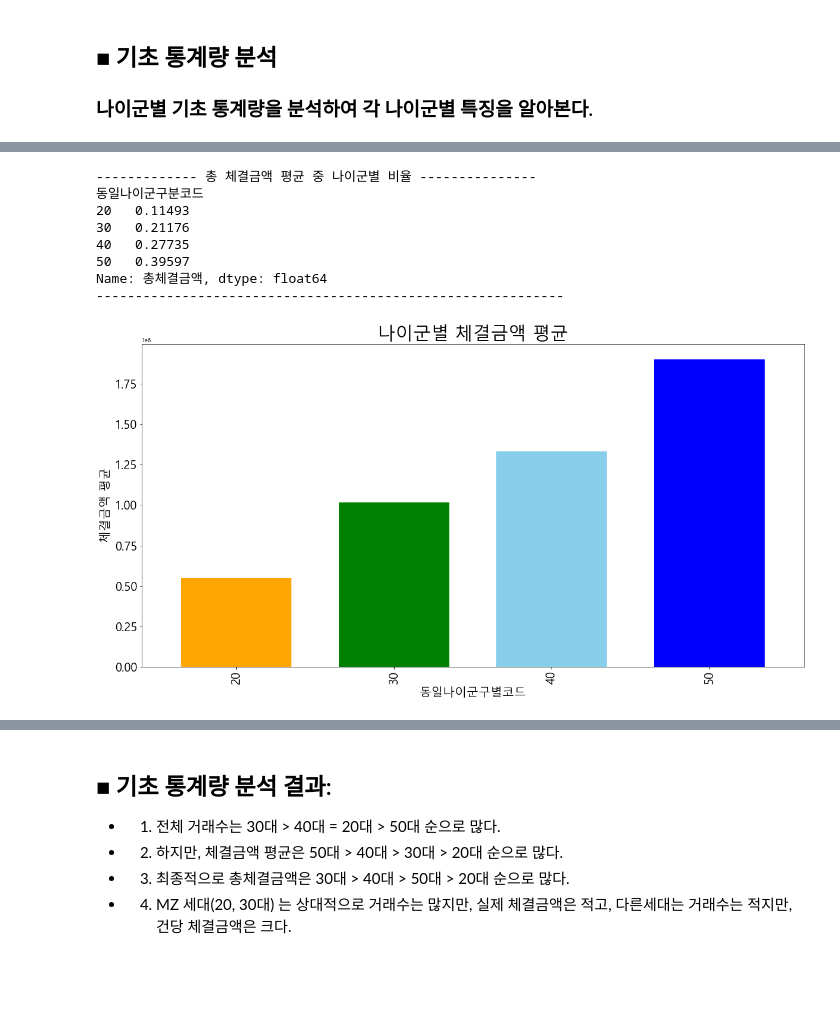
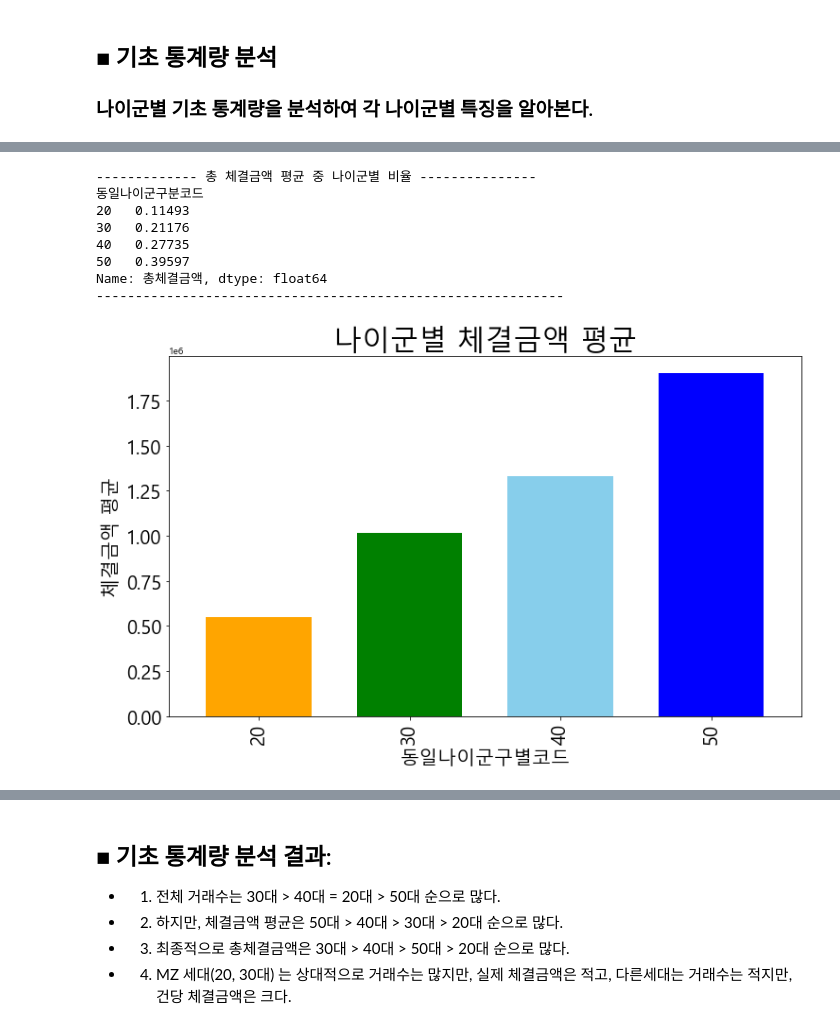
Before and after one commit to DataWilll/UiSeok, a Jupyter notebook: 동학개미운동의 주역은 MZ세대일까.ipynb, the cells around one changed output, grey strips where cells are left out. Drawn from its saved outputs; the diff is of its cells as text; code cells hidden in the pictures; blank space fills up the shorter version.

```diff
--- a/동학개미운동의 주역은 MZ세대일까.ipynb
+++ b/동학개미운동의 주역은 MZ세대일까.ipynb
@@ -150,24 +150,24 @@ grouped_mean
 # %%
 print('------------- 총 체결금액 평균 중 나이군별 비율 ---------------')
 print(grouped_mean['총체결금액'] / grouped_mean['총체결금액'].sum())
 print('------------------------------------------------------------')
 
-grouped_mean['총체결금액'].plot(kind='bar', figsize=(20,10), width=0.7, fontsize=20,
+grouped_mean['총체결금액'].plot(kind='bar', figsize=(12,7), width=0.7, fontsize=20,
                               color=['orange', 'green', 'skyblue', 'blue'])
 plt.title('나이군별 체결금액 평균', size=30)
 plt.ylabel('체결금액 평균', size=20)
 plt.xlabel('동일나이군구별코드', size=20)
 plt.show()
 # %% [output]
 ------------- 총 체결금액 평균 중 나이군별 비율 ---------------
 동일나이군구분코드
 20   0.11493
 30   0.21176
 40   0.27735
 50   0.39597
 Name: 총체결금액, dtype: float64
 ------------------------------------------------------------
-[figure, old version]
+[figure, new version]
 # %%
 print('------------- 전체 체결금액 중 나이군별 비율 ---------------')
 print(grouped_sum['총체결금액'] / grouped_sum['총체결금액'].sum())
```
Also changed, not shown: parts of 5 cells of this notebook.
